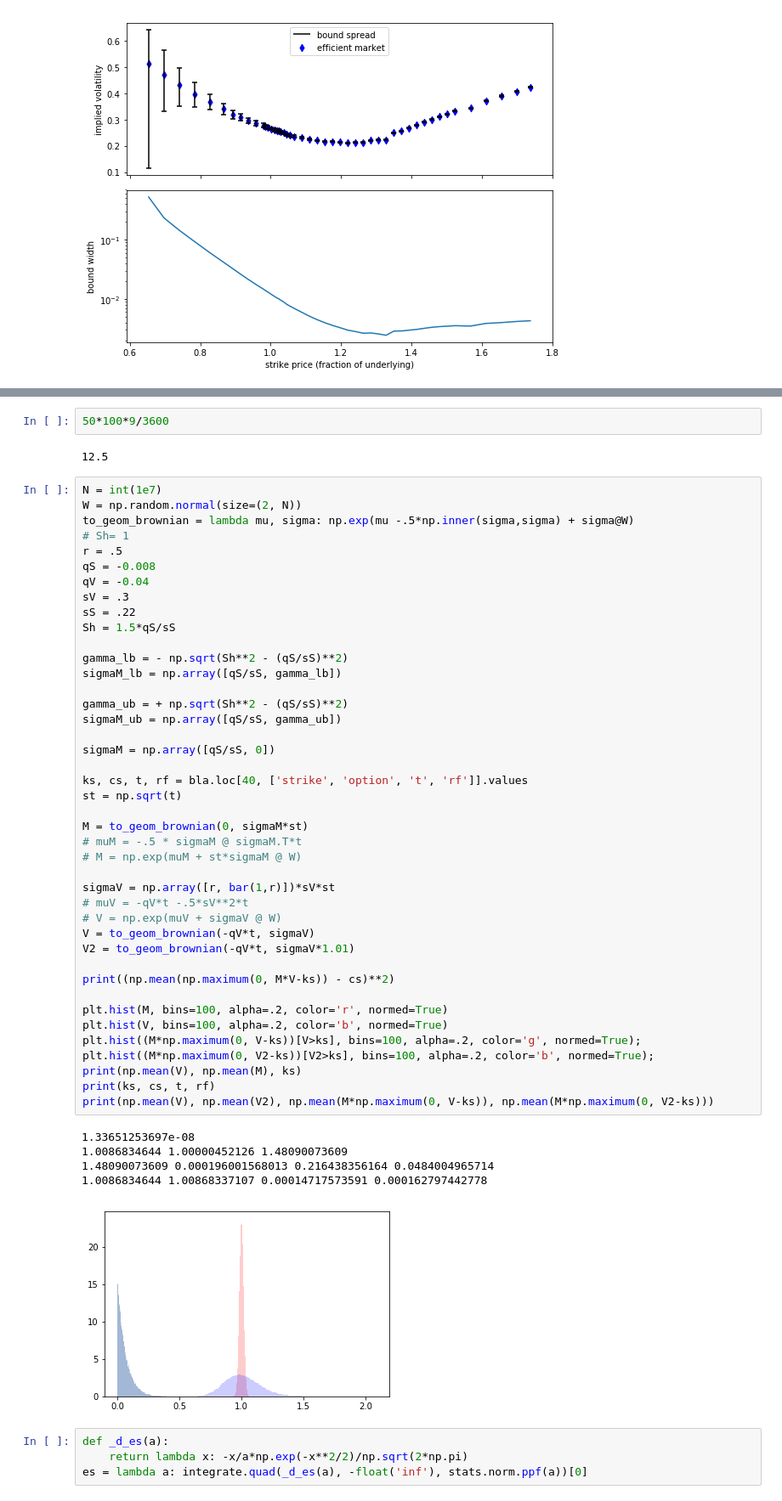
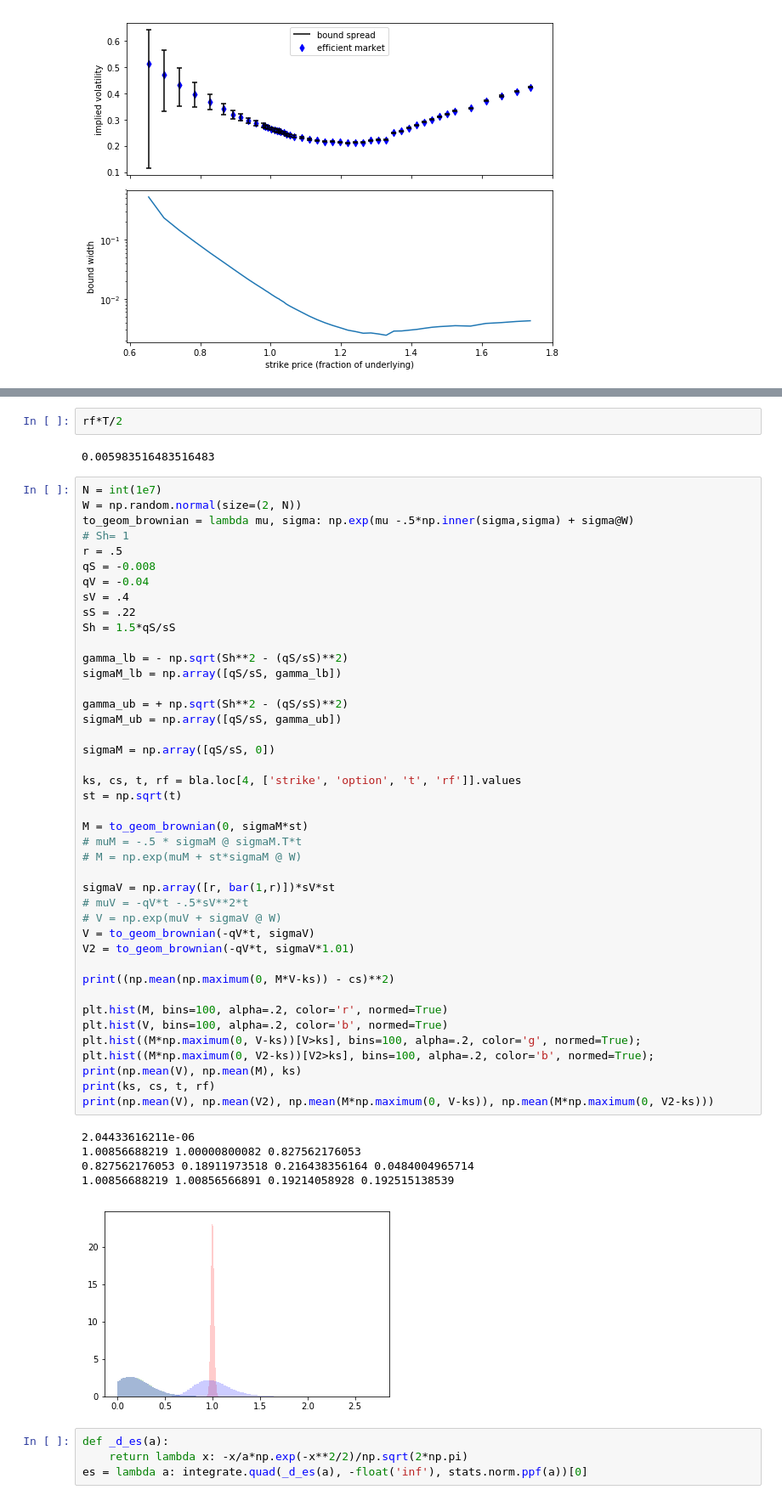
Before and after one commit to sebasv/thesis, a Jupyter notebook: Calibrations.ipynb, the cells around one changed output, grey strips where cells are left out. Shown at 85% size. Drawn from its saved outputs; the diff is of its cells as text.

```diff
--- a/Calibrations.ipynb
+++ b/Calibrations.ipynb
@@ -148,7 +137,7 @@ for steps in range(5, 100):
-# %%
-50*100*9/3600
-# %% [output]
-12.5
+# %%
+rf*T/2
+# %% [output]
+0.005983516483516483
 # %%
 N = int(1e7)
 W = np.random.normal(size=(2, N))
@@ -157,46 +146,46 @@ to_geom_brownian = lambda mu, sigma: np.exp(mu -.5*np.inner(sigma,sigma) + sigma
 r = .5
 qS = -0.008
 qV = -0.04
-sV = .3
+sV = .4
 sS = .22
 Sh = 1.5*qS/sS
 
 gamma_lb = - np.sqrt(Sh**2 - (qS/sS)**2)
 sigmaM_lb = np.array([qS/sS, gamma_lb])
 
 gamma_ub = + np.sqrt(Sh**2 - (qS/sS)**2)
 sigmaM_ub = np.array([qS/sS, gamma_ub])
 
 sigmaM = np.array([qS/sS, 0])
 
-ks, cs, t, rf = bla.loc[40, ['strike', 'option', 't', 'rf']].values
+ks, cs, t, rf = bla.loc[4, ['strike', 'option', 't', 'rf']].values
 st = np.sqrt(t)
 
 M = to_geom_brownian(0, sigmaM*st)
 # muM = -.5 * sigmaM @ sigmaM.T*t
 # M = np.exp(muM + st*sigmaM @ W)
 
 sigmaV = np.array([r, bar(1,r)])*sV*st
 # muV = -qV*t -.5*sV**2*t
 # V = np.exp(muV + sigmaV @ W)
 V = to_geom_brownian(-qV*t, sigmaV)
 V2 = to_geom_brownian(-qV*t, sigmaV*1.01)
 
 print((np.mean(np.maximum(0, M*V-ks)) - cs)**2)
 
 plt.hist(M, bins=100, alpha=.2, color='r', normed=True)
 plt.hist(V, bins=100, alpha=.2, color='b', normed=True)
 plt.hist((M*np.maximum(0, V-ks))[V>ks], bins=100, alpha=.2, color='g', normed=True);
 plt.hist((M*np.maximum(0, V2-ks))[V2>ks], bins=100, alpha=.2, color='b', normed=True);
 print(np.mean(V), np.mean(M), ks)
 print(ks, cs, t, rf)
 print(np.mean(V), np.mean(V2), np.mean(M*np.maximum(0, V-ks)), np.mean(M*np.maximum(0, V2-ks)))
 # %% [output]
-1.33651253697e-08
-1.0086834644 1.00000452126 1.48090073609
-1.48090073609 0.000196001568013 0.216438356164 0.0484004965714
-1.0086834644 1.00868337107 0.00014717573591 0.000162797442778
+2.04433616211e-06
+1.00856688219 1.00000800082 0.827562176053
+0.827562176053 0.18911973518 0.216438356164 0.0484004965714
+1.00856688219 1.00856566891 0.19214058928 0.192515138539
-[figure, old version]
+[figure, new version]
 # %%
 def _d_es(a):
     return lambda x: -x/a*np.exp(-x**2/2)/np.sqrt(2*np.pi)
```
Also changed, not shown: parts of 3 cells of this notebook, 3 other files.
